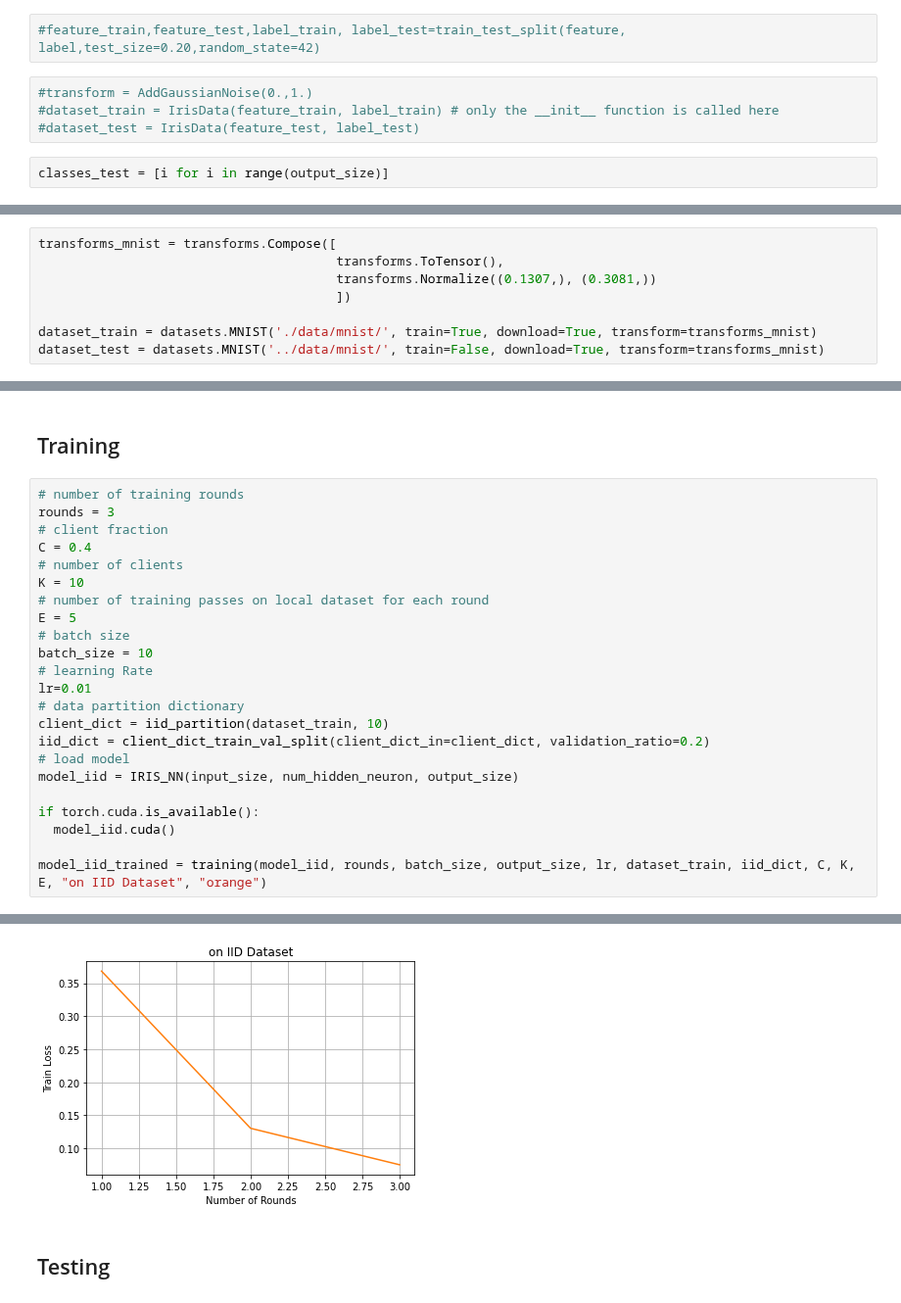
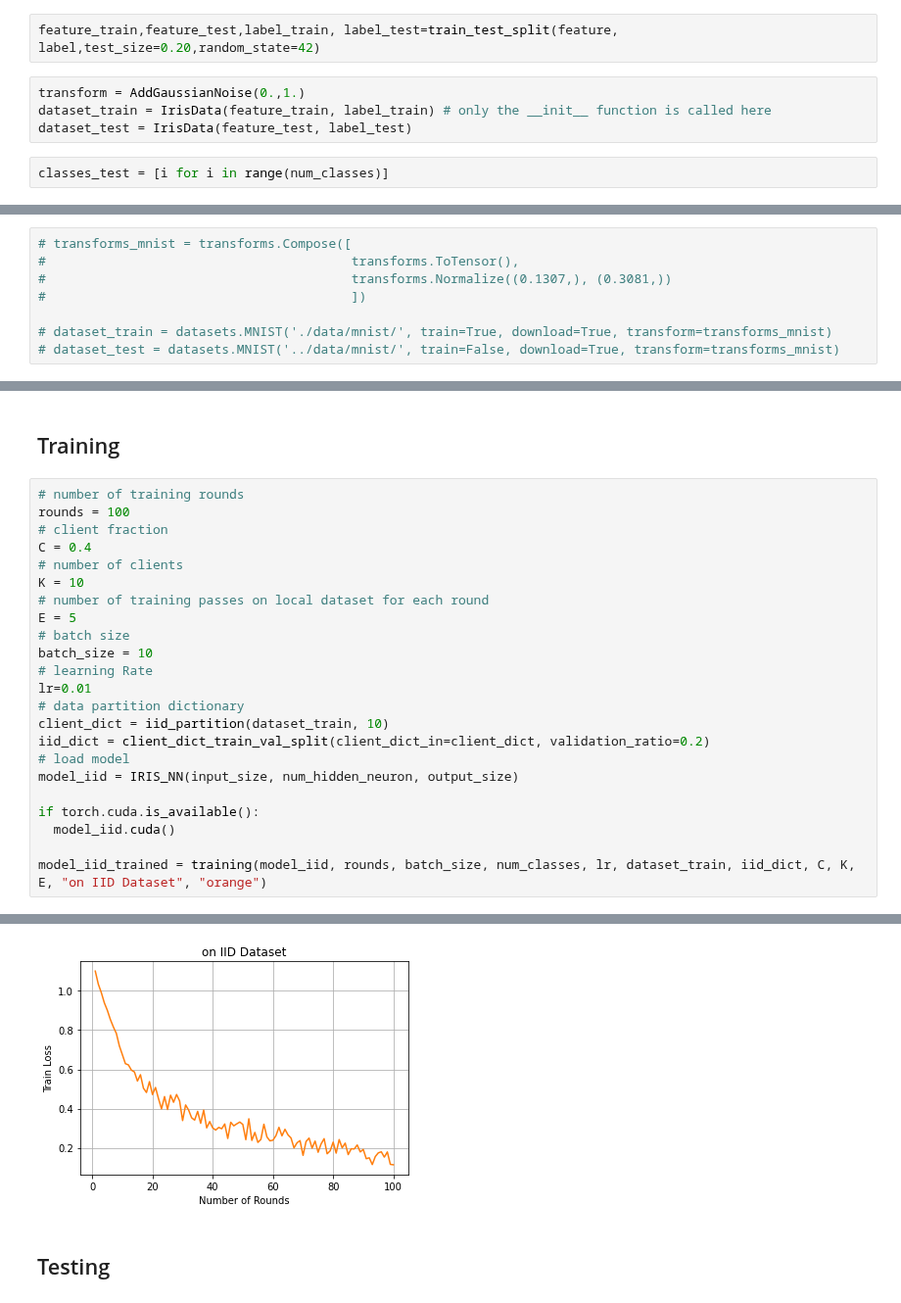
Before and after one commit to SizhuangHe/FL-REU, a Jupyter notebook: FL.ipynb, the cells around one changed output, grey strips where cells are left out. Shown at 98% size. Cells and saved outputs as stored; diff of their text form.

```diff
--- a/FL.ipynb
+++ b/FL.ipynb
@@ -105,20 +106,20 @@ class AddGaussianNoise(object):
 # %% [markdown]
 ### Data preparation
 # %%
-#feature_train,feature_test,label_train, label_test=train_test_split(feature, label,test_size=0.20,random_state=42)
+feature_train,feature_test,label_train, label_test=train_test_split(feature, label,test_size=0.20,random_state=42)
 # %%
-#transform = AddGaussianNoise(0.,1.)
-#dataset_train = IrisData(feature_train, label_train) # only the __init__ function is called here
-#dataset_test = IrisData(feature_test, label_test)
+transform = AddGaussianNoise(0.,1.)
+dataset_train = IrisData(feature_train, label_train) # only the __init__ function is called here
+dataset_test = IrisData(feature_test, label_test)
 # %%
-classes_test = [i for i in range(output_size)]
+classes_test = [i for i in range(num_classes)]
 # %% [markdown]
 ### Other built-in dataset
 # %%
-transforms_mnist = transforms.Compose([
-                                       transforms.ToTensor(),
-                                       transforms.Normalize((0.1307,), (0.3081,))
-                                       ])
+# transforms_mnist = transforms.Compose([
+#                                        transforms.ToTensor(),
+#                                        transforms.Normalize((0.1307,), (0.3081,))
+#                                        ])
 
-dataset_train = datasets.MNIST('./data/mnist/', train=True, download=True, transform=transforms_mnist)
-dataset_test = datasets.MNIST('../data/mnist/', train=False, download=True, transform=transforms_mnist)
+# dataset_train = datasets.MNIST('./data/mnist/', train=True, download=True, transform=transforms_mnist)
+# dataset_test = datasets.MNIST('../data/mnist/', train=False, download=True, transform=transforms_mnist)
@@ -480,7 +477,7 @@ def testing(model, dataset, bs, criterion, num_classes, classes):
 ## Training
 # %%
 # number of training rounds
-rounds = 3
+rounds = 100
 # client fraction
 C = 0.4
 # number of clients
@@ -500,5 +497,5 @@ model_iid = IRIS_NN(input_size, num_hidden_neuron, output_size)
 if torch.cuda.is_available():
   model_iid.cuda()
 
-model_iid_trained = training(model_iid, rounds, batch_size, output_size, lr, dataset_train, iid_dict, C, K, E, "on IID Dataset", "orange")
+model_iid_trained = training(model_iid, rounds, batch_size, num_classes, lr, dataset_train, iid_dict, C, K, E, "on IID Dataset", "orange")
 # %% [output]
@@ -522,4 +519,4 @@ Total time taken to Train: 89.80683994293213
-[figure, old version]
+[figure, new version]
 # %% [markdown]
 ## Testing
 # %%
```
Also changed, not shown: parts of 10 cells of this notebook.
